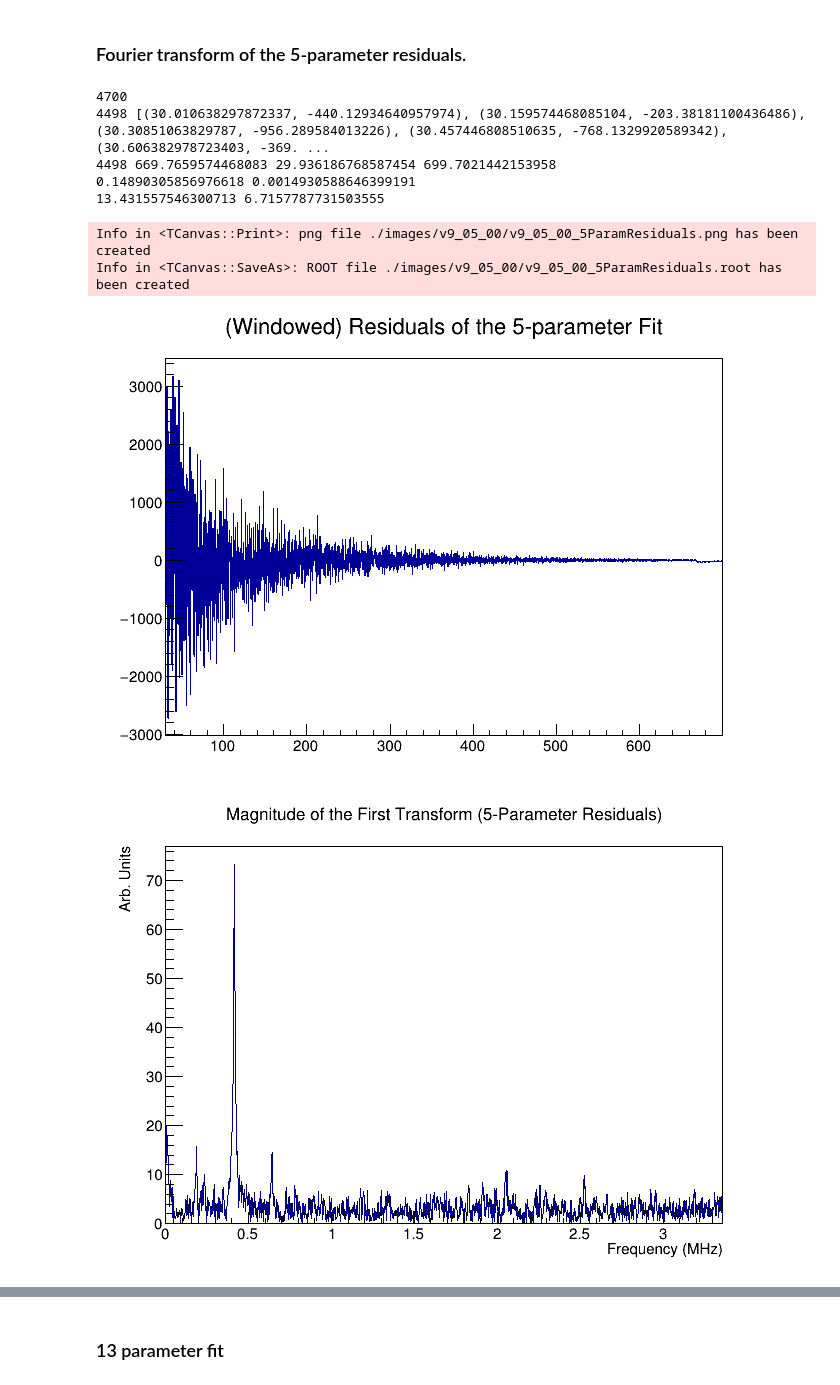
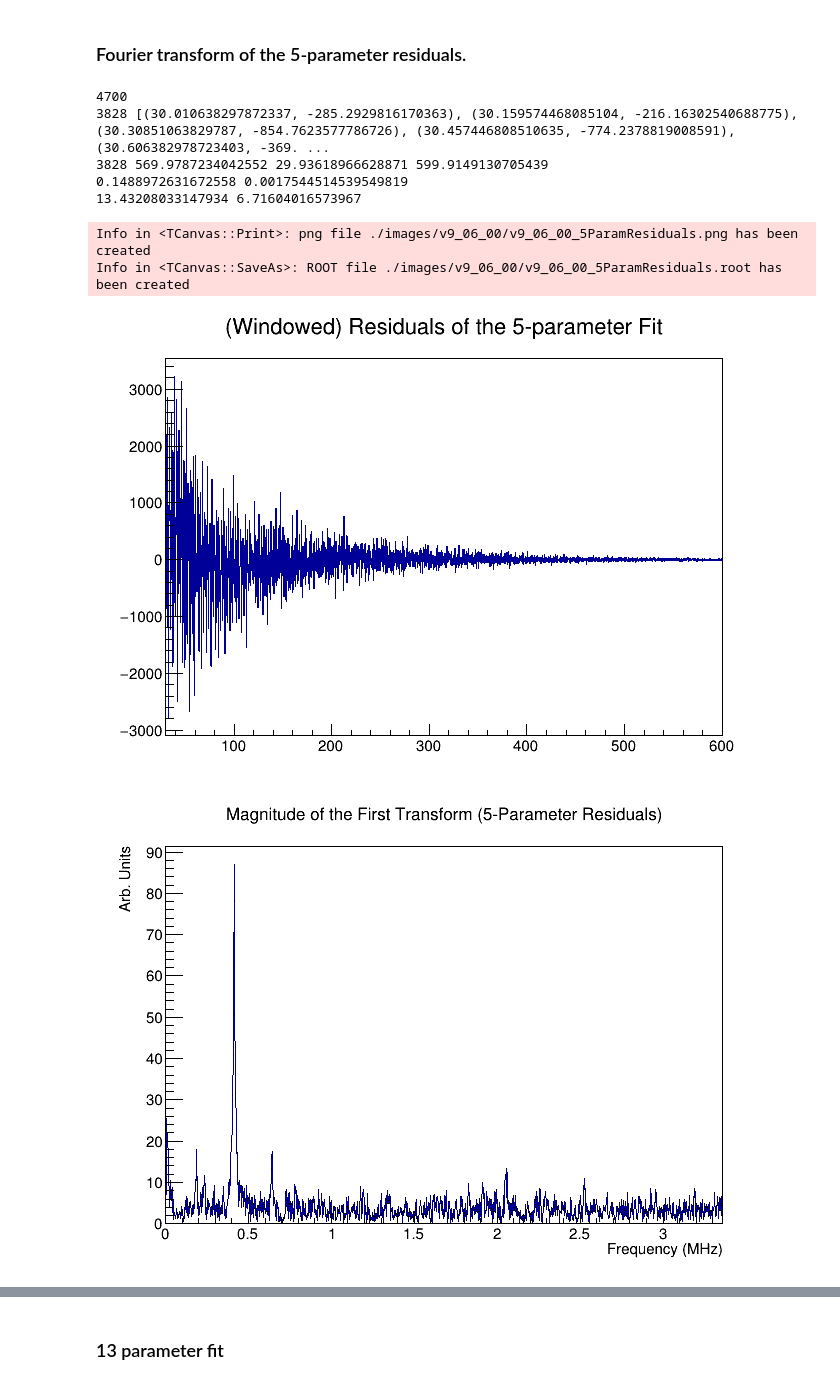
Before and after one commit to jlabounty/g-2, a Jupyter notebook: productionFeedback/productionFeedback_Farline.ipynb, the cells around one changed output, grey strips where cells are left out. Saved outputs shown, nothing was run; the diff lists cells and outputs as text; code cells hidden in the pictures.

```diff
--- a/productionFeedback/productionFeedback_Farline.ipynb
+++ b/productionFeedback/productionFeedback_Farline.ipynb
@@ -26,7 +26,7 @@ Open the path which contains all of the output files from the test data set.
 # %%
 extMounted = False
 try:
-    file_path = "/home/jlab/ExternalDrive/Seagate/Data/productionFeedback/v9_05_00_muonPath/"
+    file_path = "/home/jlab/ExternalDrive/Seagate/Data/productionFeedback/v9_06_00_muonPath/"
     files_byRun = []
     for file in os.listdir(file_path):
         if ( (".root" in file) and ("result" not in file) ):
@@ -35,9 +35,12 @@ try:
 
     fileList = r.TList() #not used for anything as yet, but nice to have
     for x in files_byRun:
-    #    print(x)
-        fi = r.TFile(x)
-        fileList.Add(fi)
+        print(x)
+        try:
+            fi = r.TFile(x)
+            fileList.Add(fi)
+        except:
+            print("     ERROR: Unable to open file")
     extMounted = True
 except:
     print("External Drive Not Mounted")
@@ -46,11 +71,10 @@ External Drive Not Mounted
 # %% [markdown]
 Using hadd.sh, we merged all of these files together into one output, which we will run through now:
 # %%
-#f = r.TFile("/home/jlab/ExternalDrive/Seagate/Data/productionFeedback/v9_05_00_muonPath/result.root") #processed output of hadd.sh
-f = r.TFile("./result_histOnly.root") #processed output of hadd.sh
-f2 = r.TFile("./result_python.root")
+f = r.TFile("./result_histOnly_v9_06_00.root") #processed output of hadd.sh
+f2 = r.TFile("./result_python.root")  #processed output of the python scripts
 
-prodString="v9_05_00"
+prodString="v9_06_00"
 # %%
 f.cd("farline/calo1")
 #f.ls()
@@ -115,12 +139,12 @@ def blinded_wiggle(x, p):
  +                                                                      +
  + ++++++++++++++++++++++++++++++++++++++++++++++++++++++++++++++++++++ +
 # %%
-func = r.TF1("func", blinded_wiggle, 30,500,5)
+func = r.TF1("func", blinded_wiggle, 30,600,5)
 func.SetParNames('N','#tau','A','R','#phi')
-func.SetParameters(1500,64.4,0.4,0,0)
+func.SetParameters(700000,64.4,0.4,0,0)
 func.SetParLimits(4,-0.001 - 2*math.pi,2*math.pi+0.001)
 func.SetLineColor(2)
-func.SetNpx(1000)
+func.SetNpx(2000)
 # %% [markdown]
 ### Five parameter fit
 # %%
@@ -206,7 +233,7 @@ print(nBins)
 residVec = []
 for i in range(nBins):
     binCenterX = allCaloWiggle.GetXaxis().GetBinCenter(i)
-    if (binCenterX > 30):
+    if (binCenterX > 30 and binCenterX < 600):
         residVec.append( (binCenterX, allCaloWiggle.GetBinContent(i) - func.Eval(binCenterX) ) )
         residuals5param.SetBinContent(i, allCaloWiggle.GetBinContent(i) - func.Eval(binCenterX))
     else:
@@ -226,7 +253,7 @@ nBins = residuals5param.GetSize() - 2 #total number of bins excluding over/under
 welchVec = []
 for i in range(nBins):
     unwindowed = residuals5param.GetBinContent(i)
-    welch = 1# - ( ( i - (nBins - 1) / 2) / ((nBins - 1) / 2) )**2
+    welch = 1 #- ( ( i - (nBins - 1) / 2) / ((nBins - 1) / 2) )**2
     welchVec.append(welch)
     residuals5param.SetBinContent(i, unwindowed *  welch)
 
@@ -255,38 +282,38 @@ c2.Draw()
 Npart = residuals5param.GetSize() - 2
 minBinCenter = residuals5param.GetXaxis().GetBinCenter(0)
 maxBinCenter = residuals5param.GetXaxis().GetBinCenter(Npart)
 
 capT = maxBinCenter - minBinCenter
 print(Npart, capT, minBinCenter, maxBinCenter)
 deltaT = capT/Npart #microseconds
 deltaF = 1/capT
 print(deltaT, deltaF)
 
 deltaTns = deltaT*1000 #nanoseconds
 limmaxHz = (1/(deltaTns*math.pow(10.0,-9)))
 limmaxMHz = limmaxHz / math.pow(10.0,6)
 
 limmax = 2*deltaF*Npart #400-25
 print(limmax,limmaxMHz)
 #hxform.GetXaxis().SetLimits(0,limmax)
 nbins = residuals5param.GetSize() - 2
 hxform.SetBins(Npart,0,limmaxMHz)
 hxform.GetXaxis().SetRangeUser(0,limmaxMHz/2)
 #hxform.GetXaxis().SetRangeUser(0,1.4)
 
 residuals5paramXform = hxform.Clone()
 
 #c2.SetLogy()
 c2.Draw()
 c2.Print("./images/"+prodString+"/"+prodString+"_5ParamResiduals.png")
 c2.Print("./images/"+prodString+"/"+prodString+"_5ParamResiduals.root")
 # %% [output]
 4700
-4498 [(30.010638297872337, -440.12934640957974), (30.159574468085104, -203.38181100436486), (30.30851063829787, -956.289584013226), (30.457446808510635, -768.1329920589342), (30.606382978723403, -369. ...
-4498 669.7659574468083 29.936186768587454 699.7021442153958
-0.14890305856976618 0.0014930588646399191
-13.431557546300713 6.7157787731503555
+3828 [(30.010638297872337, -285.2929816170363), (30.159574468085104, -216.16302540688775), (30.30851063829787, -854.7623577786726), (30.457446808510635, -774.2378819008591), (30.606382978723403, -369. ...
+3828 569.9787234042552 29.93618966628871 599.9149130705439
+0.1488972631672558 0.0017544514539549819
+13.43208033147934 6.71604016573967
-Info in <TCanvas::Print>: png file ./images/v9_05_00/v9_05_00_5ParamResiduals.png has been created
-Info in <TCanvas::SaveAs>: ROOT file ./images/v9_05_00/v9_05_00_5ParamResiduals.root has been created
+Info in <TCanvas::Print>: png file ./images/v9_06_00/v9_06_00_5ParamResiduals.png has been created
+Info in <TCanvas::SaveAs>: ROOT file ./images/v9_06_00/v9_06_00_5ParamResiduals.root has been created
-[figure, old version]
+[figure, new version]
-[figure, old version]
+[figure, new version]
```
Also changed, not shown: parts of 28 cells of this notebook, 6 other files.
